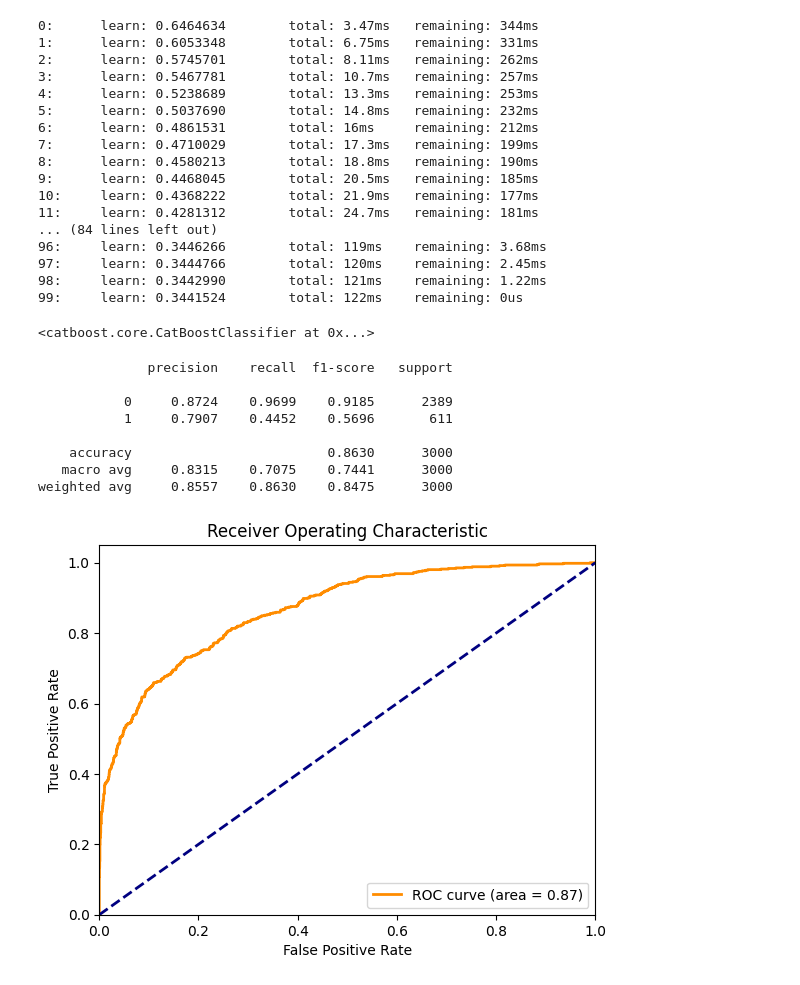
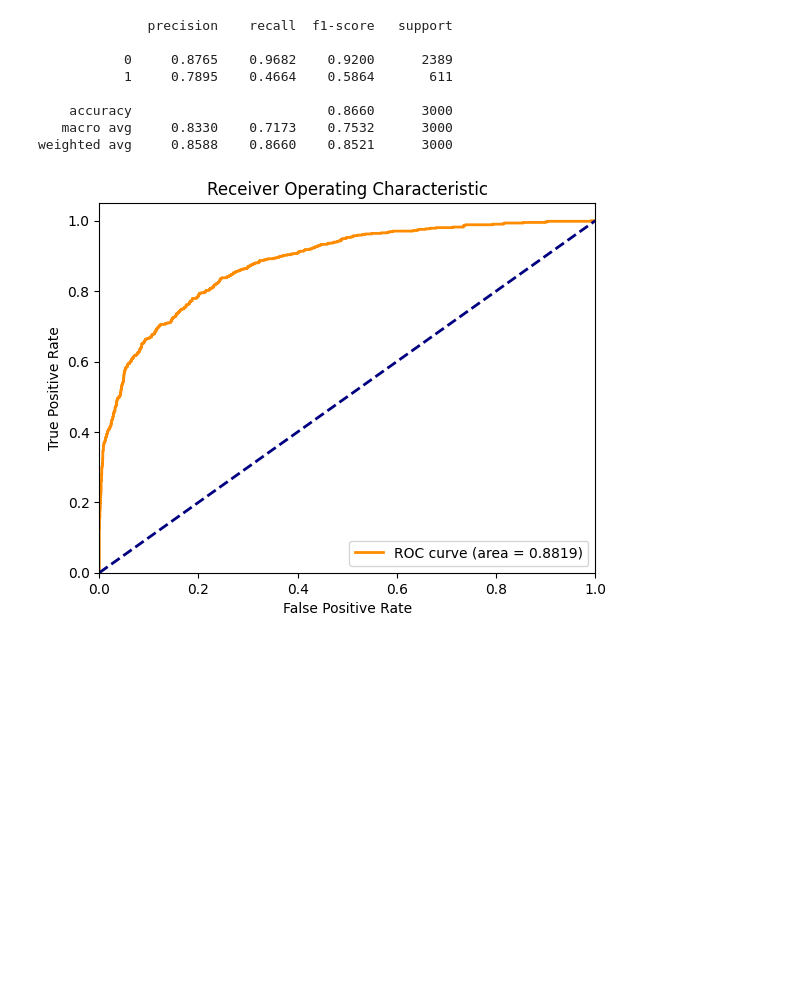
Before and after one commit to SKNETWORKS-FAMILY-AICAMP/SKN09-2nd-4Team, a Jupyter notebook: jy/jy_ml_cat.ipynb, the cells around one changed output. Cells and saved outputs as stored; diff of their text form; code cells hidden in the pictures; blank space fills up the shorter version.

```diff
--- a/jy/jy_ml_cat.ipynb
+++ b/jy/jy_ml_cat.ipynb
@@ -126,43 +142,24 @@ weighted avg     0.8498    0.8590    0.8441      3000
 
 # print('최적의 파라미터 :', grid_search.best_params_)
 # %%
-# 최적의 파라미터 : {'depth': 4, 'iterations': 100, 'learning_rate': 0.1}
+best_params = {'depth': 4, 'iterations': 100, 'learning_rate': 0.1}
 
-cat = CatBoostClassifier(random_state=42, depth=4, iterations=100, learning_rate=0.1)
+cat = CatBoostClassifier(random_state=42, **best_params)
 
-cat.fit(X_train, y_train)
+cat.fit(X_train, y_train, cat_features=cat_features, verbose=0)
+
+y_pred = cat.predict(X_test)
+
+print(classification_report(y_test, y_pred, digits=4))
+
+auc_plot(cat, X_test, y_test)
 # %% [output]
-0:      learn: 0.6464634        total: 3.47ms   remaining: 344ms
-1:      learn: 0.6053348        total: 6.75ms   remaining: 331ms
-2:      learn: 0.5745701        total: 8.11ms   remaining: 262ms
-3:      learn: 0.5467781        total: 10.7ms   remaining: 257ms
-4:      learn: 0.5238689        total: 13.3ms   remaining: 253ms
-5:      learn: 0.5037690        total: 14.8ms   remaining: 232ms
-6:      learn: 0.4861531        total: 16ms     remaining: 212ms
-7:      learn: 0.4710029        total: 17.3ms   remaining: 199ms
-8:      learn: 0.4580213        total: 18.8ms   remaining: 190ms
-9:      learn: 0.4468045        total: 20.5ms   remaining: 185ms
-10:     learn: 0.4368222        total: 21.9ms   remaining: 177ms
-11:     learn: 0.4281312        total: 24.7ms   remaining: 181ms
-... (84 lines left out)
-96:     learn: 0.3446266        total: 119ms    remaining: 3.68ms
-97:     learn: 0.3444766        total: 120ms    remaining: 2.45ms
-98:     learn: 0.3442990        total: 121ms    remaining: 1.22ms
-99:     learn: 0.3441524        total: 122ms    remaining: 0us
+              precision    recall  f1-score   support
+
+           0     0.8765    0.9682    0.9200      2389
+           1     0.7895    0.4664    0.5864       611
+
+    accuracy                         0.8660      3000
+   macro avg     0.8330    0.7173    0.7532      3000
+weighted avg     0.8588    0.8660    0.8521      3000
-<catboost.core.CatBoostClassifier at 0x...>
+[figure, added]
-# %%
-y_pred = cat.predict(X_test)
-
-print(classification_report(y_test, y_pred, digits=4))
-
-auc_plot(cat, X_test, y_test)
-# %% [output]
-              precision    recall  f1-score   support
-
-           0     0.8724    0.9699    0.9185      2389
-           1     0.7907    0.4452    0.5696       611
-
-    accuracy                         0.8630      3000
-   macro avg     0.8315    0.7075    0.7441      3000
-weighted avg     0.8557    0.8630    0.8475      3000
-[figure, removed]
```
Also changed, not shown: parts of 8 cells of this notebook.
